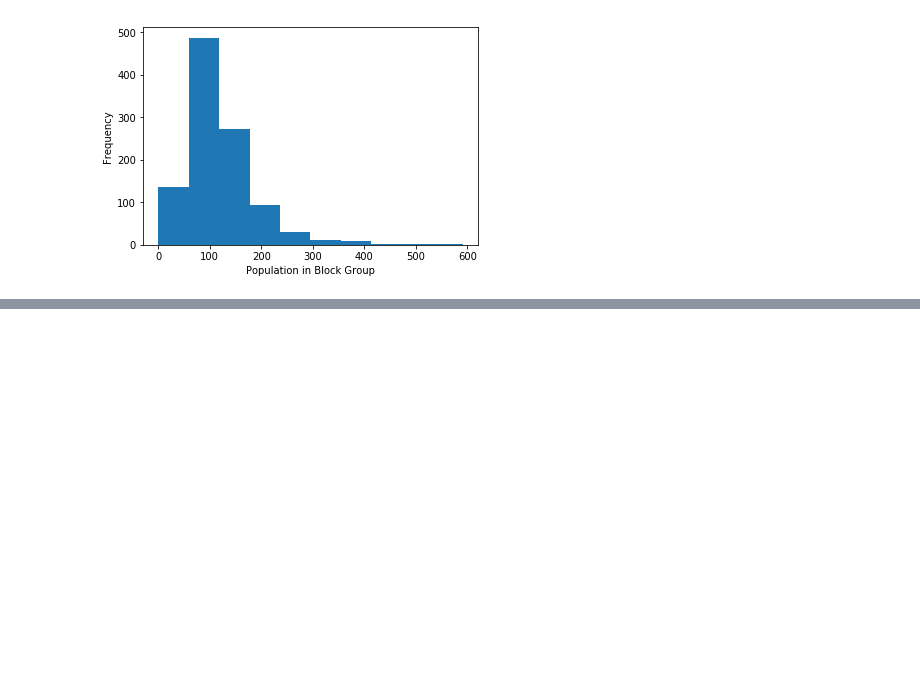
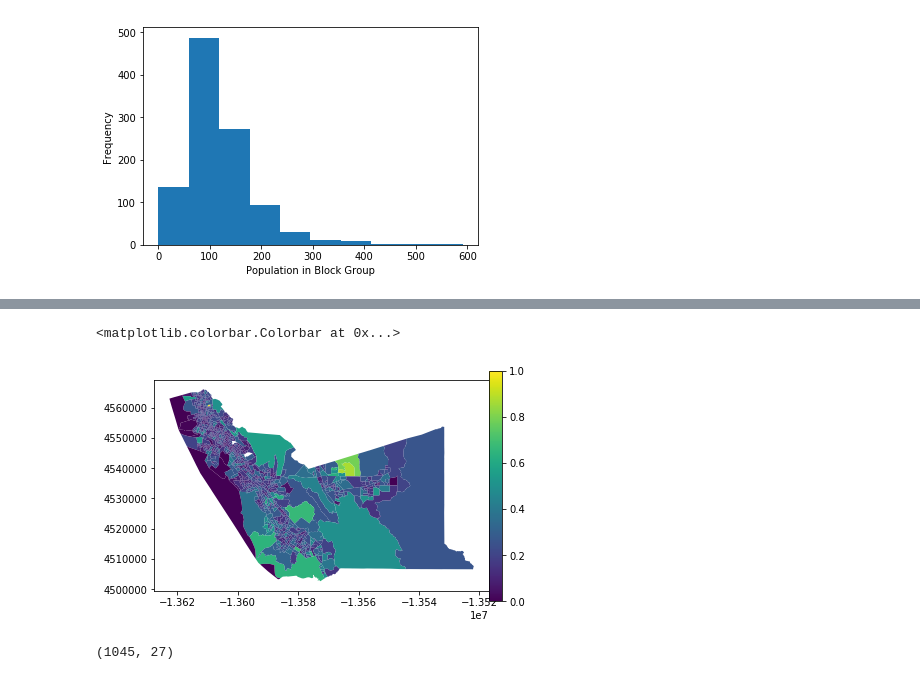
Before and after one commit to pssachdeva/census_viz, a Jupyter notebook: demo.ipynb, the cells around one changed output, grey strips where cells are left out. Drawn from its saved outputs; the diff is of its cells as text; code cells hidden in the pictures; blank space fills up the shorter version.

```diff
--- a/demo.ipynb
+++ b/demo.ipynb
@@ -88,0 +163,20 @@ plt.show()
+# %%
+block_population = pd.merge(db_query, blocks, left_index=True, right_on='GEOID')
+block_population = gpd.GeoDataFrame(block_population)
+# %%
+ax = block_population[block_population['B00001_001E'].notnull()].plot(column='B00001_001E')
+# add colorbar
+fig = ax.get_figure()
+cax = fig.add_axes([0.9, 0.1, 0.03, 0.8])
+sm = plt.cm.ScalarMappable()
+# fake up the array of the scalar mappable. Urgh...
+sm._A = []
+fig.colorbar(sm, cax=cax)
+# %% [output]
+<matplotlib.colorbar.Colorbar at 0x...>
+[figure, added]
+# %%
+block_population.fillna(0)
+block_population[block_population['B00001_001E'].notnull()].shape
+# %% [output]
+(1045, 27)
```
Also changed, not shown: parts of 16 cells of this notebook.
